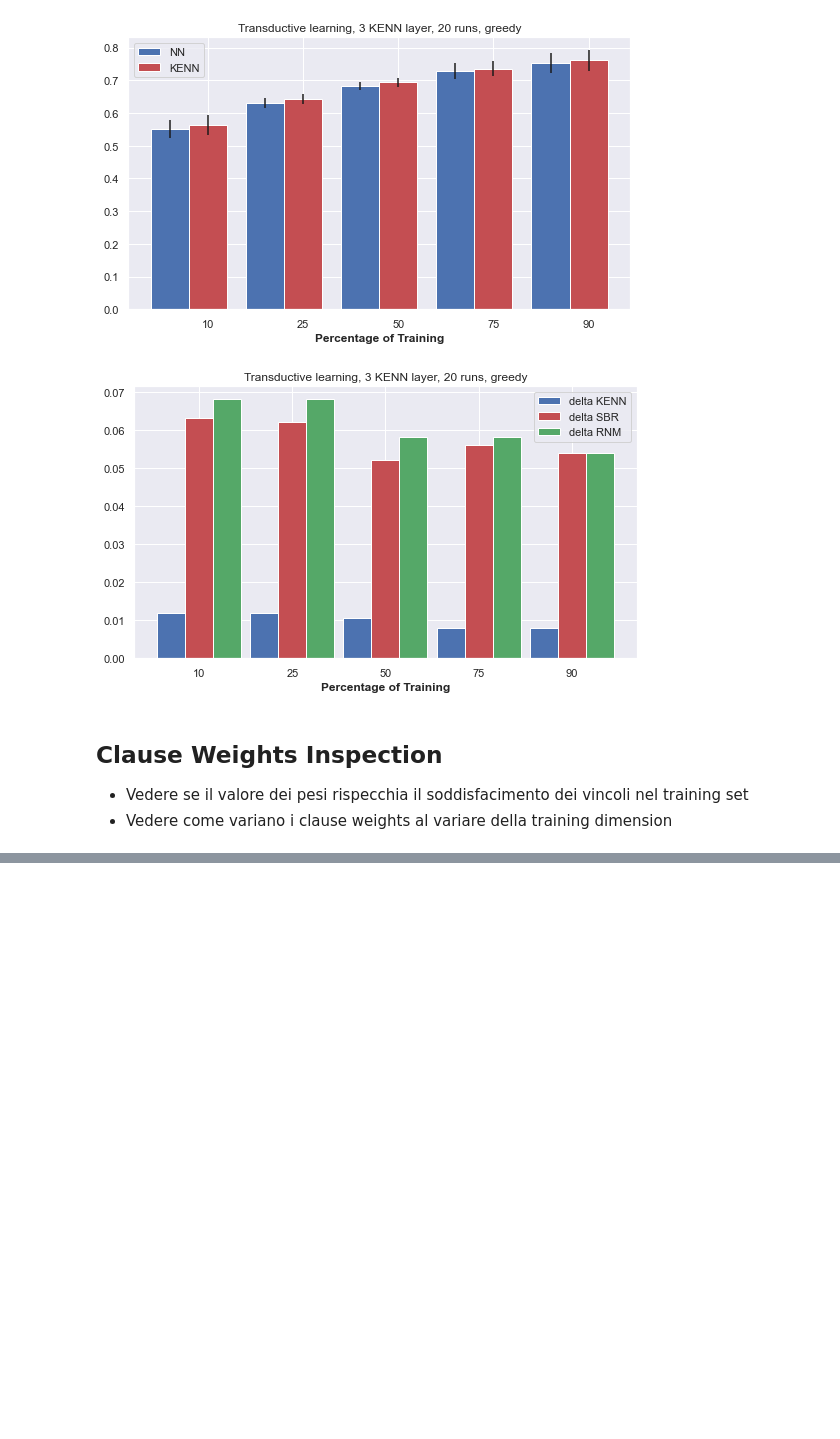
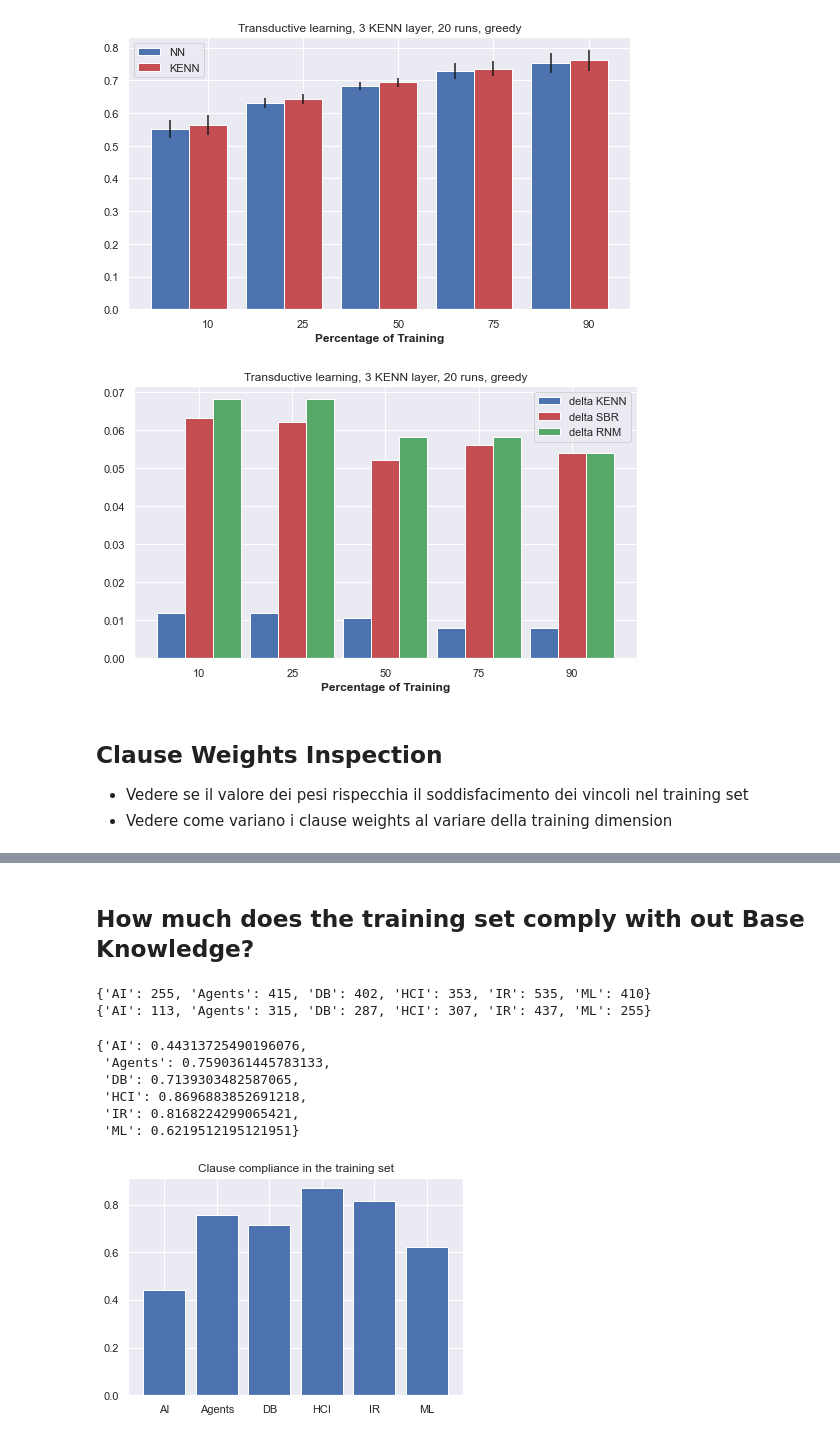
Before and after one commit to rmazzier/KENN-Citeseer-Experiments, a Jupyter notebook: final_results.ipynb, the cells around one changed output, grey strips where cells are left out. Drawn from its saved outputs; the diff is of its cells as text; code cells hidden in the pictures; blank space fills up the shorter version.

Commit message:
exploration of clause compliance in TS

```diff
--- a/final_results.ipynb
+++ b/final_results.ipynb
@@ -236,0 +189,13 @@ array([[ 0.5983153 ,  0.        ,  0.        ,  0.        ,  0.        ,
+# %% [markdown]
+## How much does the training set comply with out Base Knowledge?
+# %%
+id_x_train = np.load('dataset/CiteSeer/index_x_inductive_training.npy')
+id_y_train = np.load('dataset/CiteSeer/index_y_inductive_training.npy')
+labels = np.load('dataset/CiteSeer/labels.npy')
+features = np.load('dataset/CiteSeer/features.npy')
+
+topics = ["AI","Agents","DB","HCI","IR","ML"]
+
+generate_dataset(0.9, verbose=False)
+train_len, valid_len = get_train_and_valid_lengths(features, 0.9)
+train_labels = labels[:train_len]
@@ -236,0 +245,29 @@ array([[ 0.5983153 ,  0.        ,  0.        ,  0.        ,  0.        ,
+# %%
+print(total_cited_nodes)
+print(same_topic_cited_nodes)
+# %% [output]
+{'AI': 255, 'Agents': 415, 'DB': 402, 'HCI': 353, 'IR': 535, 'ML': 410}
+{'AI': 113, 'Agents': 315, 'DB': 287, 'HCI': 307, 'IR': 437, 'ML': 255}
+# %%
+clause_compliance = {
+    'AI' : same_topic_cited_nodes['AI']/total_cited_nodes['AI'],
+    'Agents' : same_topic_cited_nodes['Agents']/total_cited_nodes['Agents'],
+    'DB' : same_topic_cited_nodes['DB']/total_cited_nodes['DB'],
+    'HCI' : same_topic_cited_nodes['HCI']/total_cited_nodes['HCI'],
+    'IR' : same_topic_cited_nodes['IR']/total_cited_nodes['IR'],
+    'ML' : same_topic_cited_nodes['ML']/total_cited_nodes['ML']
+}
+clause_compliance
+# %% [output]
+{'AI': 0.44313725490196076,
+ 'Agents': 0.7590361445783133,
+ 'DB': 0.7139303482587065,
+ 'HCI': 0.8696883852691218,
+ 'IR': 0.8168224299065421,
+ 'ML': 0.6219512195121951}
+# %%
+plt.bar(topics, list(clause_compliance.values()))
+plt.title("Clause compliance in the training set")
+plt.show()
+# %% [output]
+[figure, added]
```
Also changed, not shown: parts of 13 cells of this notebook, 49 other files.
